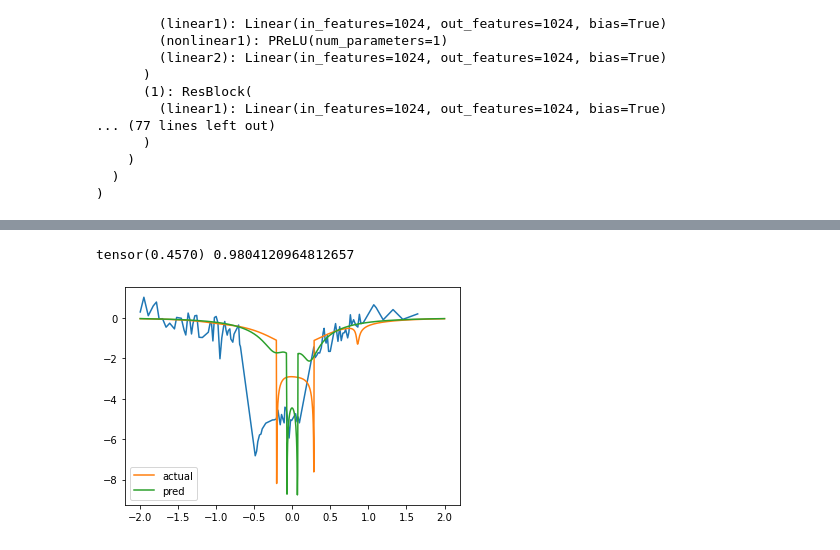
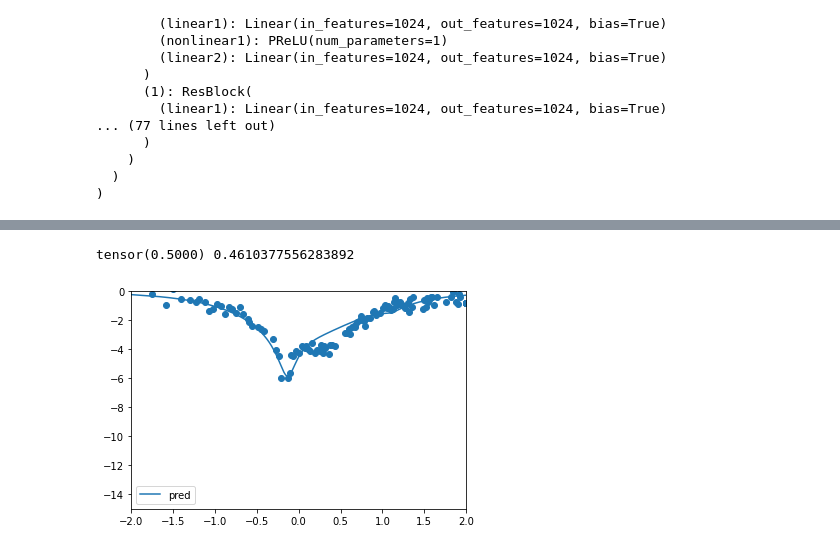
Before and after one commit to haimengzhao/magic-microlensing, a Jupyter notebook: KMT/KMT_reg.ipynb, the cells around one changed output, grey strips where cells are left out. Cells and saved outputs as stored; diff of their text form; code cells hidden in the pictures.

```diff
--- a/KMT/KMT_reg.ipynb
+++ b/KMT/KMT_reg.ipynb
@@ -85,7 +115,7 @@ from model.cde_mdn import CDE_MDN
 
 device = torch.device("cuda:7" if torch.cuda.is_available() else "cpu")
 
-checkpt = torch.load('/work/hmzhao/experiments/cde_mdn/experiment_21160.ckpt', map_location='cpu')
+checkpt = torch.load('/work/hmzhao/experiments/cde_mdn/experiment_2.ckpt', map_location='cpu')
 ckpt_args = checkpt['args']
 state_dict = checkpt['state_dict']
 
@@ -267,5 +293,6 @@ mse of log10s:  0.0648619736823723
 # %%
-num = 25
+num = 2
+print(eventid_list[num])
 print(q[num], 10**pred[num, 2])
 print(s[num], 10**pred[num, 3])
 plt.scatter(X_even[num, :, 0], X_even[num, :, 1])
@@ -335,15 +365,15 @@ sample[0, 0], 10**sample[0, 1], 10**sample[0, 2], 10**sample[0, 3], sample[0, 4]
 # %%
 import MulensModel as mm
-sample = model.sample(pi, normal).detach().cpu().numpy()
-fs = 10**sample[:, -1]
-parameters = {
+# sample = model.sample(pi, normal).detach().cpu().numpy()
+fs = 10**sample[0, 5]
+parameters = { # 1196
         't_0': 0,
         't_E': 1,
-        'u_0': 0.074,
-        'rho': 0.61e-4,
-        'q': 0.457,
-        's': 0.836,
-        'alpha': 4.612/np.pi*180,
+        'u_0': 0.1823,
+        'rho': 10**sample[0, 1],
+        'q': 0.427,
+        's': 0.3325,
+        'alpha': 4.3029/np.pi*180,
     }
 modelmm = mm.Model(parameters, coords=None)
 times = modelmm.set_times(t_start=parameters['t_0']-2*parameters['t_E'], t_stop=parameters['t_0']+2*parameters['t_E'], n_epochs=1000)
@@ -352,7 +382,7 @@ magnification = modelmm.get_magnification(times)
 mag = - 2.5 * np.log10(fs*magnification + 1-fs) / 0.2
 lc = np.stack([times, mag], axis=-1)
 # %%
-sample = model.sample(pi, normal).detach().cpu().numpy()
+# sample = model.sample(pi, normal).detach().cpu().numpy()
 # fs = 1
 parameters = {
         't_0': 0,
@@ -361,7 +391,7 @@ parameters = {
         'rho': 10**sample[0, 1],
         'q': 10**sample[0, 2],
         's': 10**sample[0, 3],
-        'alpha': sample[0, 4]*np.pi,
+        'alpha': sample[0, 4]*180,
     }
 modelmm = mm.Model(parameters, coords=None)
 times = modelmm.set_times(t_start=parameters['t_0']-2*parameters['t_E'], t_stop=parameters['t_0']+2*parameters['t_E'], n_epochs=1000)
@@ -372,10 +426,13 @@ lc_pred = np.stack([times, mag], axis=-1)
 # %%
 print(q[num], 10**sample[0, 2])
-plt.plot(X_even[num, :, 0], X_even[num, :, 1])
-plt.plot(lc[:, 0], lc[:, 1], label='actual')
+plt.xlim(-2, 2)
+plt.ylim(-15, 0)
+plt.scatter(X_even[num, :, 0], X_even[num, :, 1], marker='o')
+# plt.scatter(data[:, 0], data[:, 3], marker='+')
+# plt.plot(lc[:, 0], lc[:, 1], label='actual', color='red')
 plt.plot(lc_pred[:, 0], lc_pred[:, 1], label='pred')
 plt.legend()
 plt.show()
 # %% [output]
-tensor(0.4570) 0.9804120964812657
+tensor(0.5000) 0.4610377556283892
-[figure, old version]
+[figure, new version]
```
Also changed, not shown: parts of 23 cells of this notebook, 3 other files.
